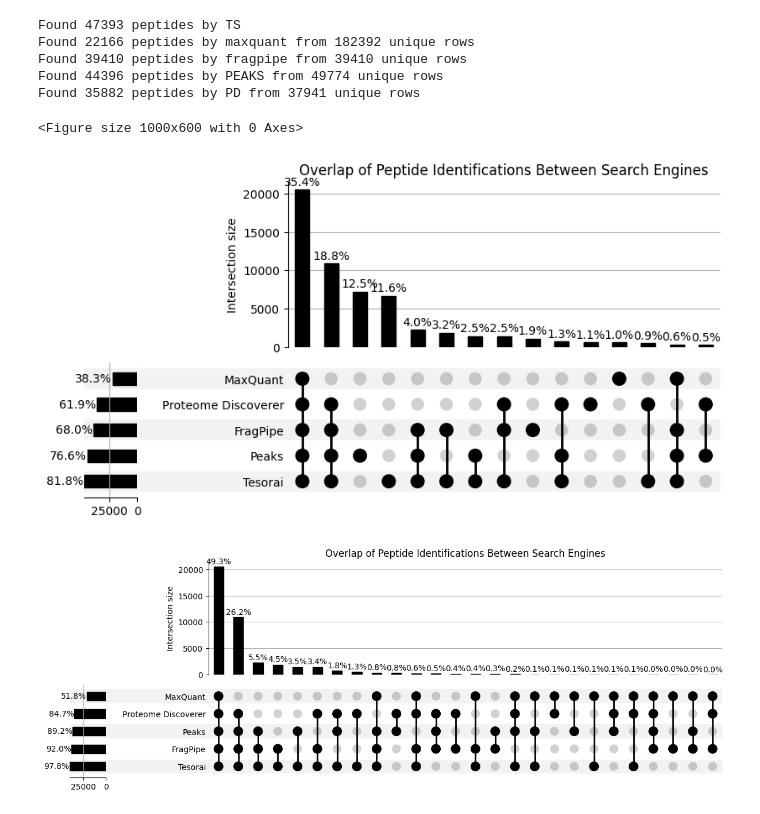
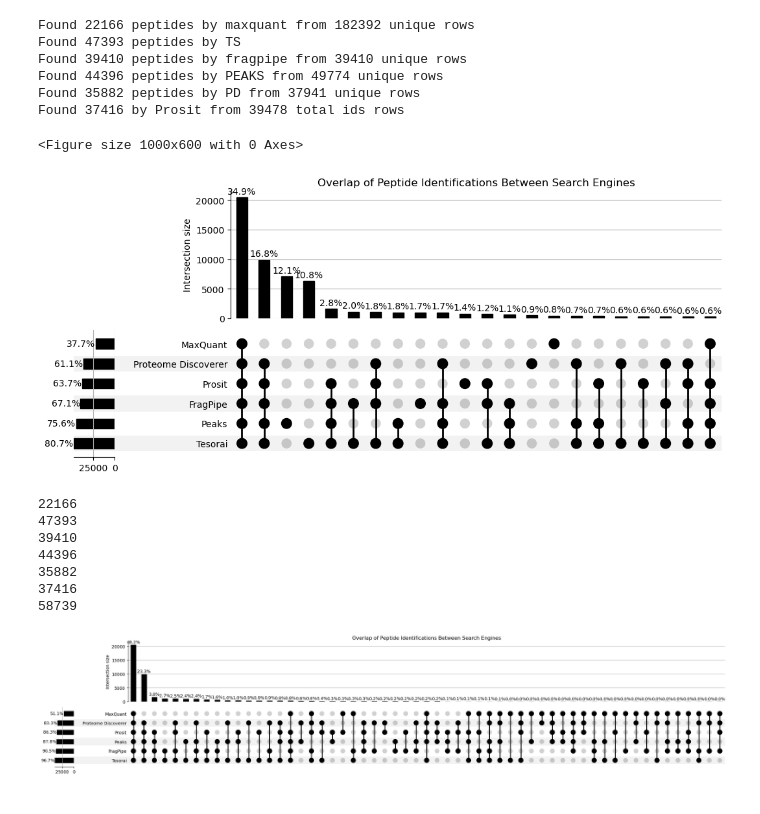
Before and after one commit to tesorai/tesorai_search, a Jupyter notebook: notebooks/upset_plots.ipynb, the cells around one changed output. Drawn from its saved outputs; the diff is of its cells as text; code cells hidden in the pictures.

Commit message:
Figure 5.E

```diff
--- a/notebooks/upset_plots.ipynb
+++ b/notebooks/upset_plots.ipynb
@@ -18,25 +28,33 @@ from tesorai_search import data_parsing_utils
 # %%
 _DATA_DIR = "../data/benchmark_results/"
 benchmark = "bassani_sternberg"
-#benchmark = "bekker_jensen"
+# benchmark = "bekker_jensen"
+# benchmark = "williams/1_cells"
+# benchmark = "williams/3_cells"
+# benchmark = "williams/10_cells"
+# benchmark = "williams/50_cells"
+# benchmark = "nowatzky"
+# benchmark = "carr2019"
 
 benchmark_results = {
+    "MaxQuant": set(
+        data_parsing_utils.get_maxquant_peptides(
+            # _DATA_DIR + f"{benchmark}/maxquant/peptides.txt" # For Nowatzky
+            _DATA_DIR + f"{benchmark}/maxquant/msms.txt"
+        )
+    ),
     "Tesorai": set(
         data_parsing_utils.get_tesorai_peptides(
             _DATA_DIR + f"{benchmark}/tesorai/pep_fdr.csv"
         )
     ),
-    "MaxQuant": set(
-        data_parsing_utils.get_maxquant_peptides(
-            _DATA_DIR + f"{benchmark}/maxquant/msms.txt"
-        )
-    ),
+
     "FragPipe": set(
         data_parsing_utils.get_fragpipe_peptides(
             _DATA_DIR + f"{benchmark}/fragpipe/peptides.tsv"
         )
     ),
-    "Peaks": set(
+    "PEAKS": set(
         data_parsing_utils.get_peaks_peptides(
             _DATA_DIR + f"{benchmark}/peaks/peptides.csv"
         )
@@ -46,29 +64,47 @@ benchmark_results = {
             _DATA_DIR + f"{benchmark}/proteome_discoverer/peptides.xlsx"
         )
     ),
+    "Prosit": set(
+        data_parsing_utils.get_prosit_peptides(
+            _DATA_DIR + f"{benchmark}/prosit/prosit_target.peptides"
+        )
+    ),
 
 }
 # %% [output]
+Found 22166 peptides by maxquant from 182392 unique rows
 Found 47393 peptides by TS
-Found 22166 peptides by maxquant from 182392 unique rows
 Found 39410 peptides by fragpipe from 39410 unique rows
 Found 44396 peptides by PEAKS from 49774 unique rows
 Found 35882 peptides by PD from 37941 unique rows
+Found 37416 by Prosit from 39478 total ids rows
 # %%
 from_contents = upsetplot.from_contents(benchmark_results)
 
 # Create and customize the plot
 fig = plt.figure(figsize=(10, 6))
 upset = UpSet(
     from_contents, sort_by="cardinality", show_percentages=True,
     min_subset_size=300,
 )
 upset.plot()
 plt.title("Overlap of Peptide Identifications Between Search Engines")
 plt.show()
+
+# print number of peptides identified by each search engine and in the union
+for search_engine, peptides in benchmark_results.items():
+    print(f"{len(peptides)}")
+print(f"{len(set.union(*benchmark_results.values()))}")
 # %% [output]
 <Figure size 1000x600 with 0 Axes>
-[figure, old version]
+[figure, new version]
+22166
+47393
+39410
+44396
+35882
+37416
+58739
 # %%
 benchmark_results_robust = {}
 
@@ -93,4 +129,4 @@ upset.plot()
 plt.title("Overlap of Peptide Identifications Between Search Engines")
 plt.show()
 # %% [output]
-[figure, old version]
+[figure, new version]
```
Also changed, not shown: parts of 5 cells of this notebook.
